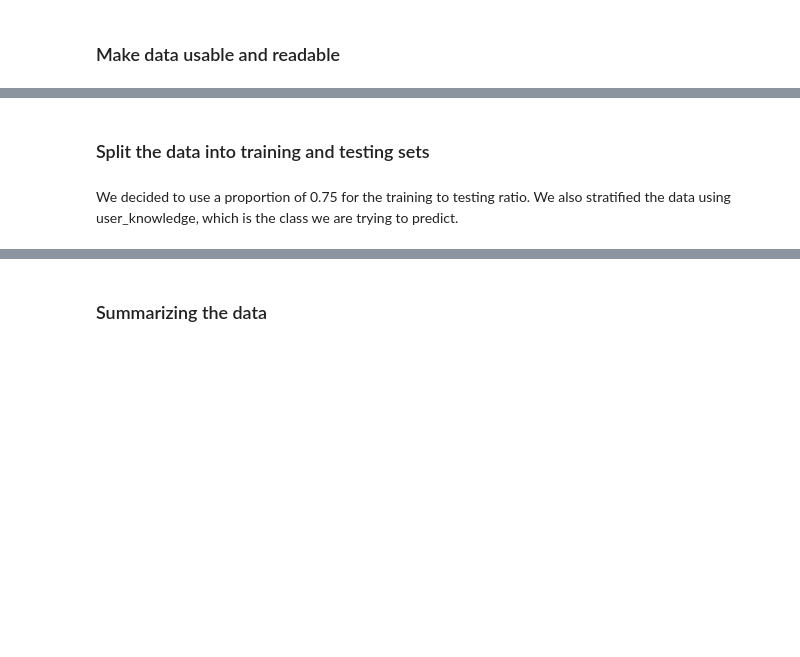
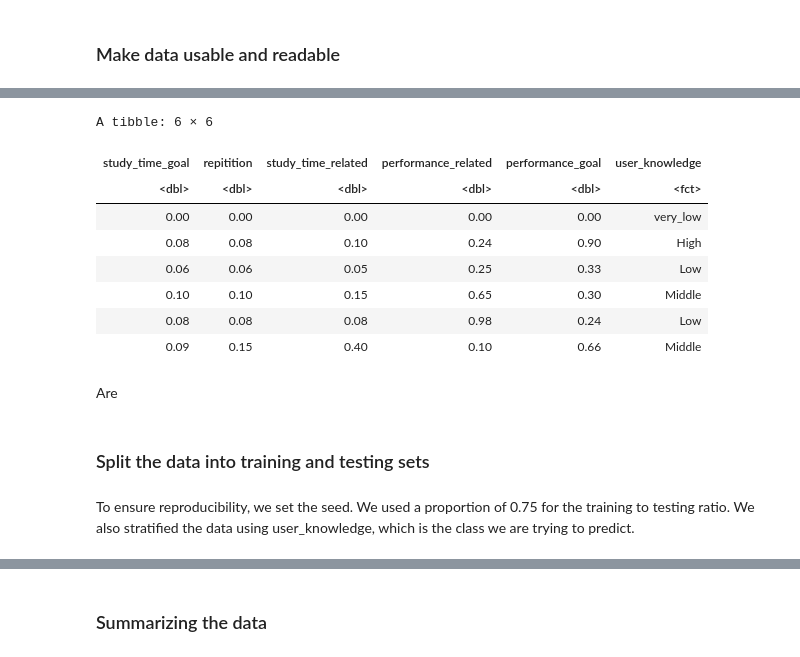
Before and after one commit to afellhauer/DSCI_Group_Project, a Jupyter notebook: learning_dc_machines.ipynb, the cells around one changed output, grey strips where cells are left out. Saved outputs shown, nothing was run; the diff lists cells and outputs as text; code cells hidden in the pictures; blank space fills up the shorter version.

```diff
--- a/learning_dc_machines.ipynb
+++ b/learning_dc_machines.ipynb
@@ -106,5 +110,19 @@ set.seed(200)
+# %%
+head(dc_machines_mutate) # view data
+# %% [output]
+A tibble: 6 × 6
+| study_time_goal | repitition | study_time_related | performance_related | performance_goal | user_knowledge |
+| <dbl> | <dbl> | <dbl> | <dbl> | <dbl> | <fct> |
+| 0.00 | 0.00 | 0.00 | 0.00 | 0.00 | very_low |
+| 0.08 | 0.08 | 0.10 | 0.24 | 0.90 | High |
+| 0.06 | 0.06 | 0.05 | 0.25 | 0.33 | Low |
+| 0.10 | 0.10 | 0.15 | 0.65 | 0.30 | Middle |
+| 0.08 | 0.08 | 0.08 | 0.98 | 0.24 | Low |
+| 0.09 | 0.15 | 0.40 | 0.10 | 0.66 | Middle |
+# %% [markdown]
+Are
 # %% [markdown]
 ### Split the data into training and testing sets
 # %% [markdown]
-We decided to use a proportion of 0.75 for the training to testing ratio. We also stratified the data using user_knowledge, which is the class we are trying to predict.
+To ensure reproducibility, we set the seed. We used a proportion of 0.75 for the training to testing ratio. We also stratified the data using user_knowledge, which is the class we are trying to predict.
 # %%
```
Also changed, not shown: parts of 25 cells of this notebook, 2 other files.
